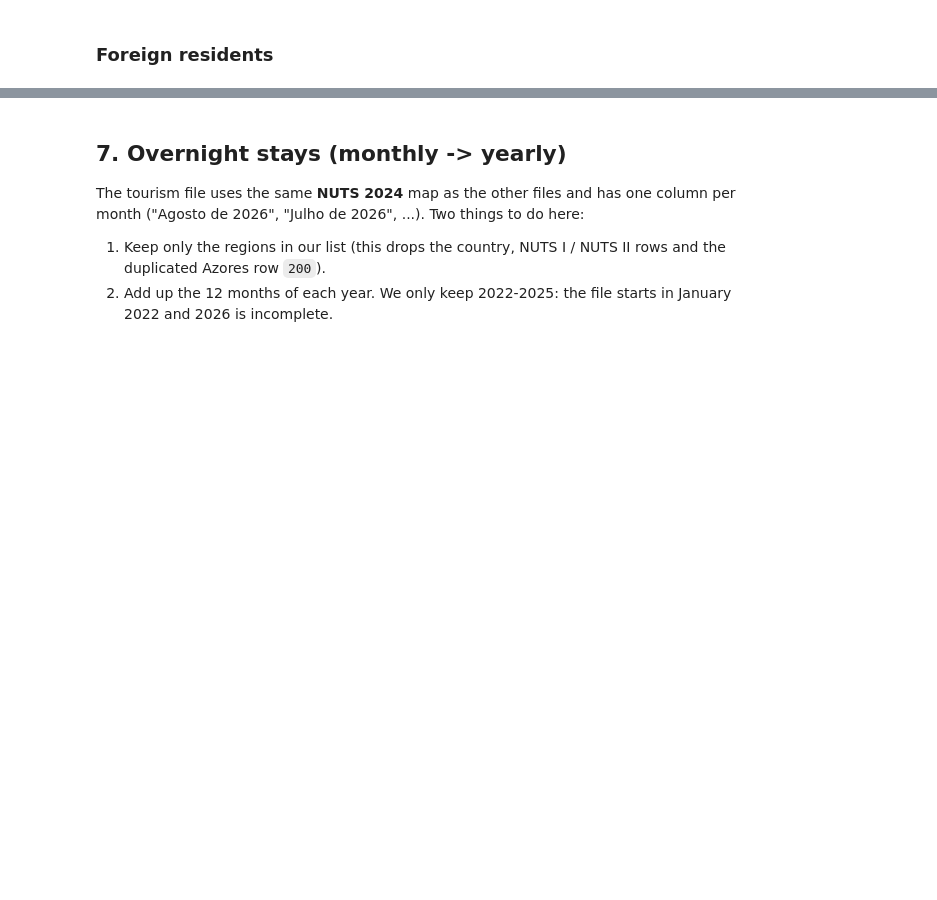
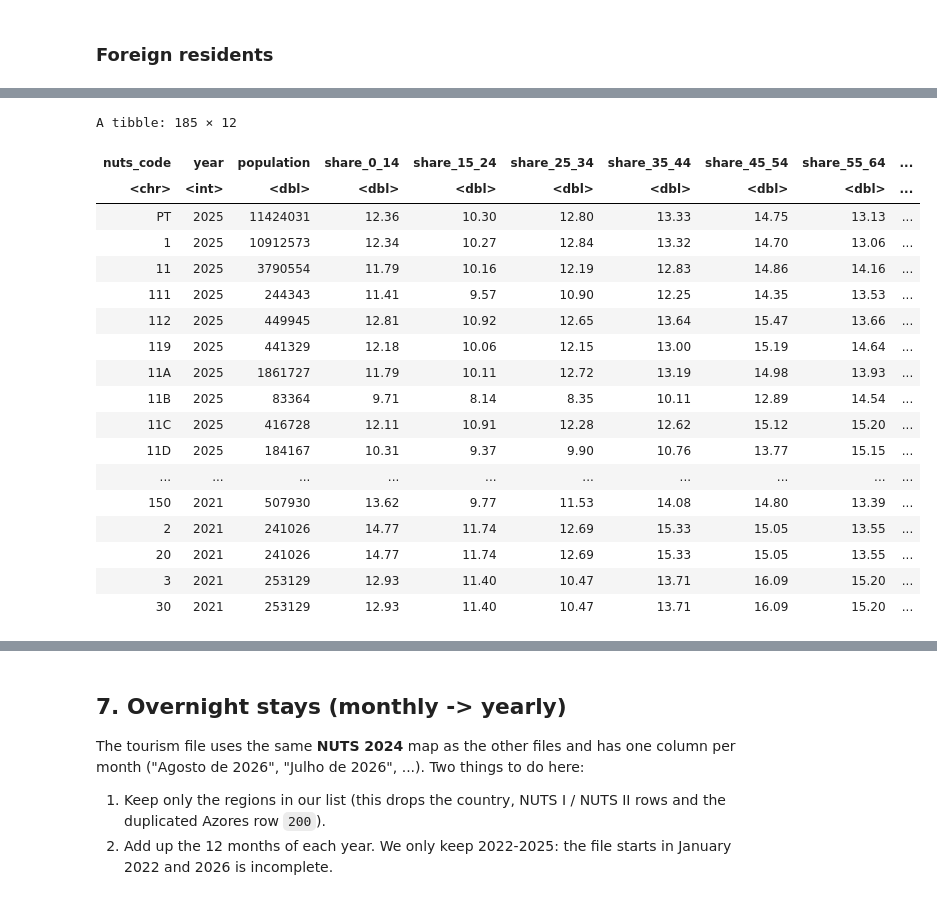
Before and after one commit to KevinSalgado/VPD_Project, a Jupyter notebook: merge_ine_data.ipynb, the cells around one changed output, grey strips where cells are left out. Cells and saved outputs as stored; diff of their text form; code cells hidden in the pictures; blank space fills up the shorter version.

```diff
--- a/merge_ine_data.ipynb
+++ b/merge_ine_data.ipynb
@@ -39,7 +39,9 @@ read_ine_rows <- function(path) {
 }
 
 # Turns text like "1460,8" into the number 1460.8 (the INE uses a decimal comma).
-to_number <- function(x) parse_number(x, locale = locale(decimal_mark = ","))
+# parse_number leaves floating point noise (9.14 becomes 9.139999999999999), so we round
+# to 2 decimals, the most the INE tables use.
+to_number <- function(x) round(parse_number(x, locale = locale(decimal_mark = ",")), 2)
 # %% [markdown]
 ## 3. Region lookup
 
@@ -120,11 +232,50 @@ This file has only one year and an extra column in front (the year, which is onl
 # %%
-population_raw <- read_ine_rows("Populacao residente.csv")
+population_raw <- read_ine_rows("data/poblacion_anual_edad.csv")
 
-population <- population_raw |>
-  select(region_raw = X2, resident_population = X3) |>
+# Columns: X1 year (only on the first row of each block), X2 region, X3 total population
+# (both sexes) and X4-X21 the 18 five-year age groups (0-4 ... 85 and over).
+# The columns for men and for women that come after are not used.
+population_age <- population_raw |>
+  mutate(year = as.integer(X1)) |>
+  fill(year) |>
+  select(year, region_raw = X2, num_range("X", 3:21)) |>
   separate(region_raw, into = c("nuts_code", "region"), sep = ": ", extra = "merge") |>
-  mutate(
-    year = 2021L,
-    resident_population = to_number(resident_population)
+  mutate(across(num_range("X", 3:21), to_number))
+
+population <- population_age |>
+  transmute(
+    nuts_code, year,
+    population   = X3,
+    share_0_14   = (X4 + X5 + X6) / X3 * 100,
+    share_15_24  = (X7 + X8) / X3 * 100,
+    share_25_34  = (X9 + X10) / X3 * 100,
+    share_35_44  = (X11 + X12) / X3 * 100,
+    share_45_54  = (X13 + X14) / X3 * 100,
+    share_55_64  = (X15 + X16) / X3 * 100,
+    share_65_79  = (X17 + X18 + X19) / X3 * 100,
+    share_80plus = (X20 + X21) / X3 * 100,
+    share_20_34  = (X8 + X9 + X10) / X3 * 100   # young adults, the age of most new tenants
   ) |>
-  select(nuts_code, year, resident_population)
+  mutate(across(starts_with("share_"), ~ round(.x, 2)))
+
+population
+# %% [output]
+A tibble: 185 × 12
+| nuts_code | year | population | share_0_14 | share_15_24 | share_25_34 | share_35_44 | share_45_54 | share_55_64 | ... |
+| <chr> | <int> | <dbl> | <dbl> | <dbl> | <dbl> | <dbl> | <dbl> | <dbl> | ... |
+| PT | 2025 | 11424031 | 12.36 | 10.30 | 12.80 | 13.33 | 14.75 | 13.13 | ... |
+| 1 | 2025 | 10912573 | 12.34 | 10.27 | 12.84 | 13.32 | 14.70 | 13.06 | ... |
+| 11 | 2025 | 3790554 | 11.79 | 10.16 | 12.19 | 12.83 | 14.86 | 14.16 | ... |
+| 111 | 2025 | 244343 | 11.41 | 9.57 | 10.90 | 12.25 | 14.35 | 13.53 | ... |
+| 112 | 2025 | 449945 | 12.81 | 10.92 | 12.65 | 13.64 | 15.47 | 13.66 | ... |
+| 119 | 2025 | 441329 | 12.18 | 10.06 | 12.15 | 13.00 | 15.19 | 14.64 | ... |
+| 11A | 2025 | 1861727 | 11.79 | 10.11 | 12.72 | 13.19 | 14.98 | 13.93 | ... |
+| 11B | 2025 | 83364 | 9.71 | 8.14 | 8.35 | 10.11 | 12.89 | 14.54 | ... |
+| 11C | 2025 | 416728 | 12.11 | 10.91 | 12.28 | 12.62 | 15.12 | 15.20 | ... |
+| 11D | 2025 | 184167 | 10.31 | 9.37 | 9.90 | 10.76 | 13.77 | 15.15 | ... |
+| ... | ... | ... | ... | ... | ... | ... | ... | ... | ... |
+| 150 | 2021 | 507930 | 13.62 | 9.77 | 11.53 | 14.08 | 14.80 | 13.39 | ... |
+| 2 | 2021 | 241026 | 14.77 | 11.74 | 12.69 | 15.33 | 15.05 | 13.55 | ... |
+| 20 | 2021 | 241026 | 14.77 | 11.74 | 12.69 | 15.33 | 15.05 | 13.55 | ... |
+| 3 | 2021 | 253129 | 12.93 | 11.40 | 10.47 | 13.71 | 16.09 | 15.20 | ... |
+| 30 | 2021 | 253129 | 12.93 | 11.40 | 10.47 | 13.71 | 16.09 | 15.20 | ... |
```
Also changed, not shown: parts of 29 cells of this notebook, 20 other files.
